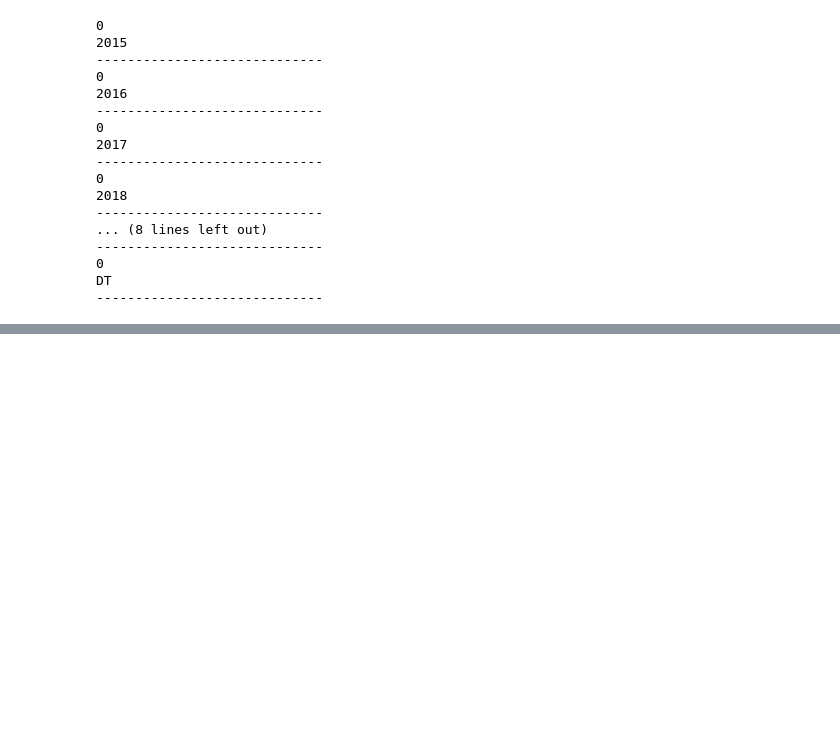
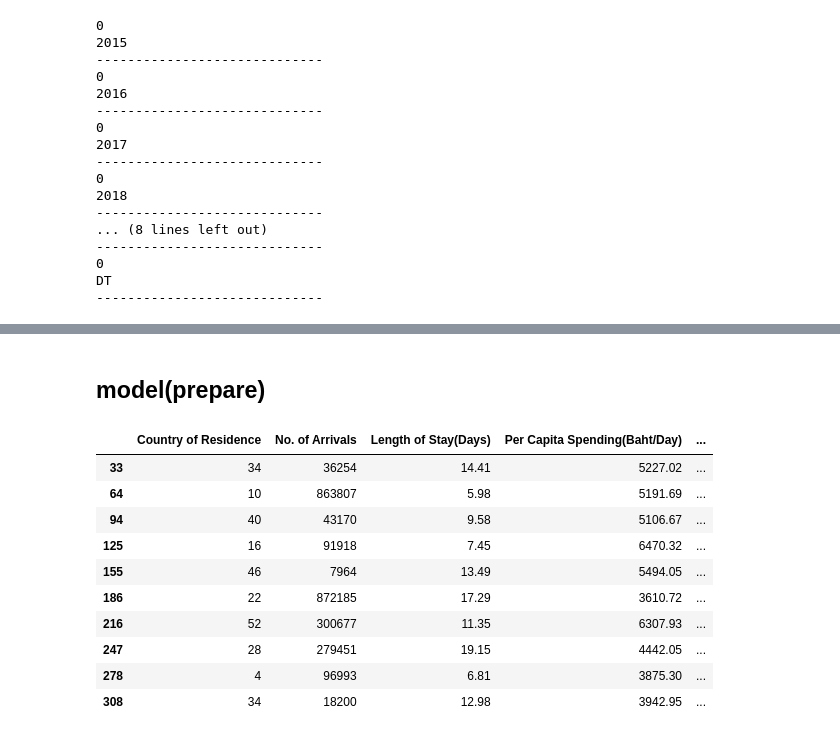
Before and after one commit to KagErou710/BIA, a Jupyter notebook: test.ipynb, the cells around one changed output, grey strips where cells are left out. Saved outputs shown, nothing was run; the diff lists cells and outputs as text; code cells hidden in the pictures; blank space fills up the shorter version.

Commit message:
Update test.ipynb
model part added

```diff
--- a/test.ipynb
+++ b/test.ipynb
@@ -231,0 +335,2 @@ plt.show()
+# %% [markdown]
+## model(prepare)
@@ -231,0 +351,19 @@ plt.show()
+# %%
+n_list = []
+for i in range(1, 11):
+    n_list.append(3 + 30*i)
+
+testDf = dfNationalityWithoutTotal.iloc[n_list]
+testDf
+# %% [output]
+|  | Country of Residence | No. of Arrivals | Length of Stay(Days) | Per Capita Spending(Baht/Day) | ... |
+| 33 | 34 | 36254 | 14.41 | 5227.02 | ... |
+| 64 | 10 | 863807 | 5.98 | 5191.69 | ... |
+| 94 | 40 | 43170 | 9.58 | 5106.67 | ... |
+| 125 | 16 | 91918 | 7.45 | 6470.32 | ... |
+| 155 | 46 | 7964 | 13.49 | 5494.05 | ... |
+| 186 | 22 | 872185 | 17.29 | 3610.72 | ... |
+| 216 | 52 | 300677 | 11.35 | 6307.93 | ... |
+| 247 | 28 | 279451 | 19.15 | 4442.05 | ... |
+| 278 | 4 | 96993 | 6.81 | 3875.30 | ... |
+| 308 | 34 | 18200 | 12.98 | 3942.95 | ... |
```
Also changed, not shown: parts of 16 cells of this notebook.
